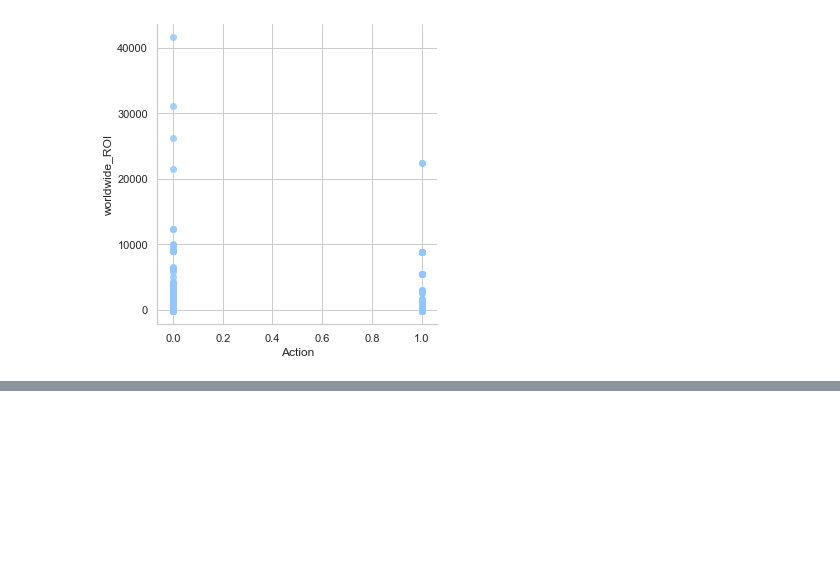
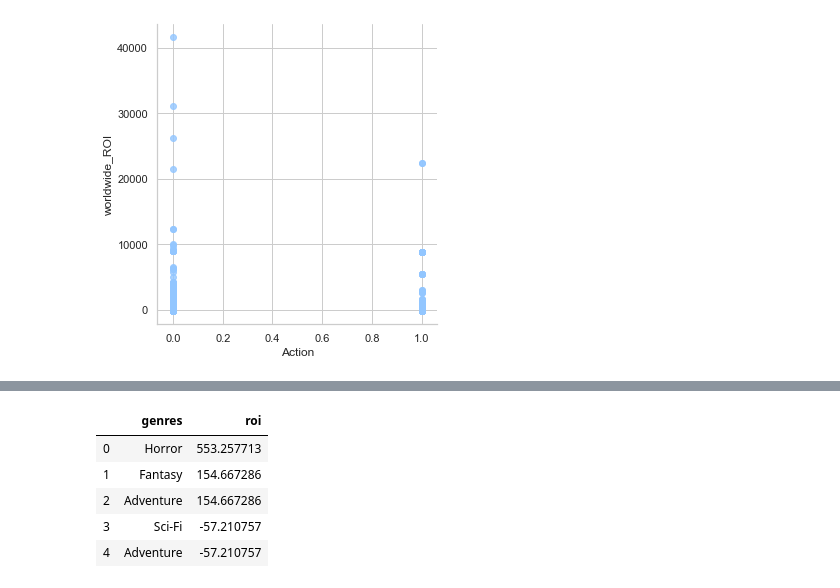
Before and after one commit to stevenzych/movie-analysis, a Jupyter notebook: genre_roi_cleaning.ipynb, the cells around one changed output, grey strips where cells are left out. Cells and saved outputs as stored; diff of their text form; code cells hidden in the pictures; blank space fills up the shorter version.

```diff
--- a/caleb_draft.ipynb
+++ b/genre_roi_cleaning.ipynb
@@ -705,6 +682,8 @@ for col in money_cols:
 # %%
-tmdb_budgets_df['overall_worldwide_profitability'] = tmdb_budgets_df['worldwide_gross'] - tmdb_budgets_df['production_budget']
-tmdb_budgets_df['overall_domestic_profitability'] = tmdb_budgets_df['domestic_gross'] - tmdb_budgets_df['production_budget']
+tmdb_budgets_df['overall_worldwide_profitability'] =
+tmdb_budgets_df['worldwide_gross'] - tmdb_budgets_df['production_budget']
+tmdb_budgets_df['overall_domestic_profitability'] =
+tmdb_budgets_df['domestic_gross'] - tmdb_budgets_df['production_budget']
 # %%
 tmdb_budgets_df.drop(columns='overall_profitability', inplace=True)
 # %%
@@ -717,8 +696,10 @@ tmdb_budgets_df.head()
 | 3 | 4 | May 1, 2015 | Avengers: Age of Ultron | 330600000 | 459005868 | 1403013963 | ... |
 | 4 | 5 | Dec 15, 2017 | Star Wars Ep. VIII: The Last Jedi | 317000000 | 620181382 | 1316721747 | ... |
 # %%
-tmdb_budgets_df['worldwide_ROI'] = (tmdb_budgets_df['overall_worldwide_profitability'] / tmdb_budgets_df['production_budget']) * 100
-tmdb_budgets_df['domestic_ROI'] = (tmdb_budgets_df['overall_domestic_profitability'] / tmdb_budgets_df['production_budget']) * 100
+tmdb_budgets_df['worldwide_ROI'] =
+(tmdb_budgets_df['overall_worldwide_profitability'] / tmdb_budgets_df['production_budget']) * 100
+tmdb_budgets_df['domestic_ROI'] =
+(tmdb_budgets_df['overall_domestic_profitability'] / tmdb_budgets_df['production_budget']) * 100
 # %%
 tmdb_budgets_df.head()
 # %% [output]
@@ -1058,0 +1139,11 @@ concat_df.head()
+# %%
+df1 = pd.DataFrame(dic)
+
+df1.head()
+# %% [output]
+|  | genres | roi |
+| 0 | Horror | 553.257713 |
+| 1 | Fantasy | 154.667286 |
+| 2 | Adventure | 154.667286 |
+| 3 | Sci-Fi | -57.210757 |
+| 4 | Adventure | -57.210757 |
```
Also changed, not shown: parts of 56 cells of this notebook, 5 other files.
